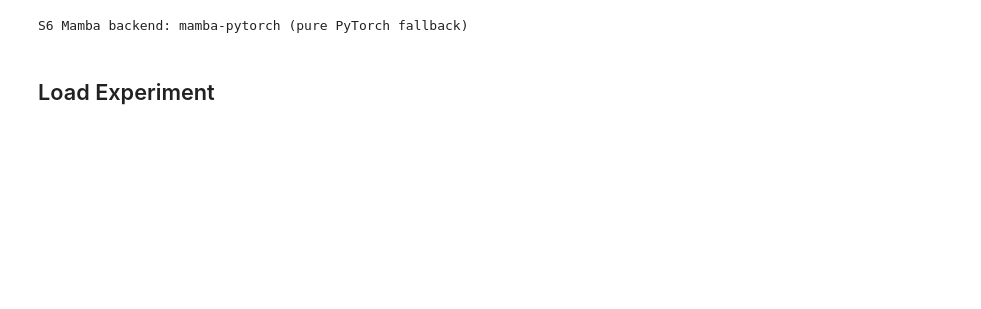
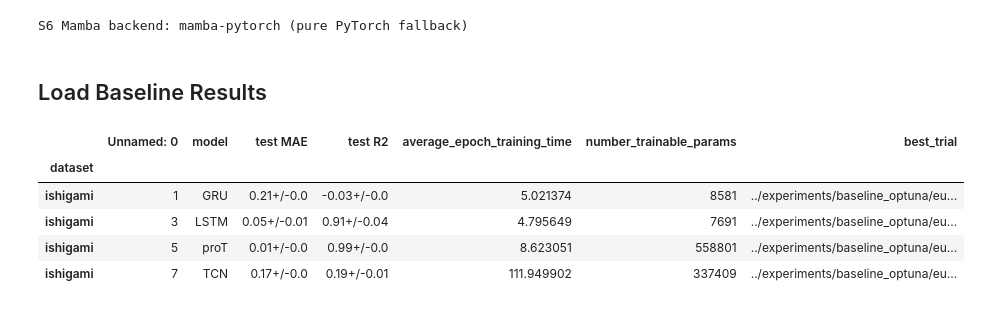
Before and after one commit to scipi1/proT, a Jupyter notebook: notebooks/nb_input_blanking.ipynb, the cells around one changed output. Drawn from its saved outputs; the diff is of its cells as text; code cells hidden in the pictures; blank space fills up the shorter version.

```diff
--- a/notebooks/nb_input_blanking.ipynb
+++ b/notebooks/nb_input_blanking.ipynb
@@ -29,3 +128,14 @@ S6 Mamba backend: mamba-pytorch (pure PyTorch fallback)
 # %% [markdown]
-## Load Experiment
+## Load Baseline Results
+# %%
+df = pd.read_csv("./output/baseline_results.csv")
+df = df.set_index("dataset").loc["ishigami"]
+df
+# %% [output]
+|  | Unnamed: 0 | model | test MAE | test R2 | average_epoch_training_time | number_trainable_params | best_trial |
+| dataset |  |  |  |  |  |  |  |
+| ishigami | 1 | GRU | 0.21+/-0.0 | -0.03+/-0.0 | 5.021374 | 8581 | ../experiments/baseline_optuna/eu... |
+| ishigami | 3 | LSTM | 0.05+/-0.01 | 0.91+/-0.04 | 4.795649 | 7691 | ../experiments/baseline_optuna/eu... |
+| ishigami | 5 | proT | 0.01+/-0.0 | 0.99+/-0.0 | 8.623051 | 558801 | ../experiments/baseline_optuna/eu... |
+| ishigami | 7 | TCN | 0.17+/-0.0 | 0.19+/-0.01 | 111.949902 | 337409 | ../experiments/baseline_optuna/eu... |
 # %%
```
Also changed, not shown: parts of 4 cells of this notebook, 35 other files.
